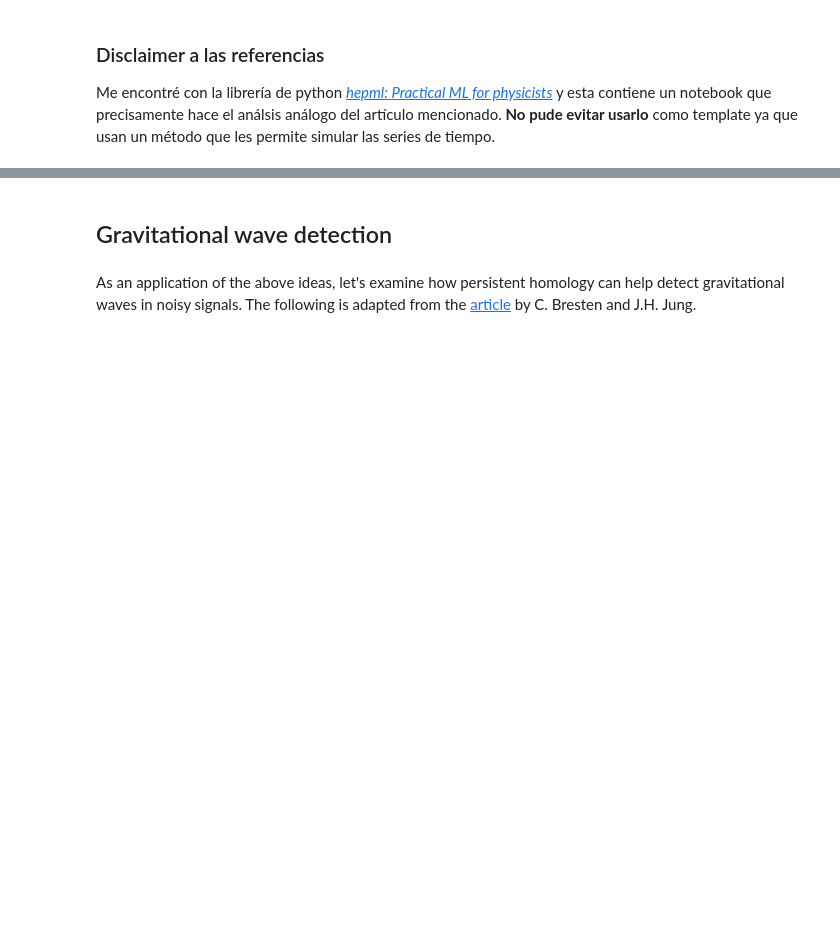
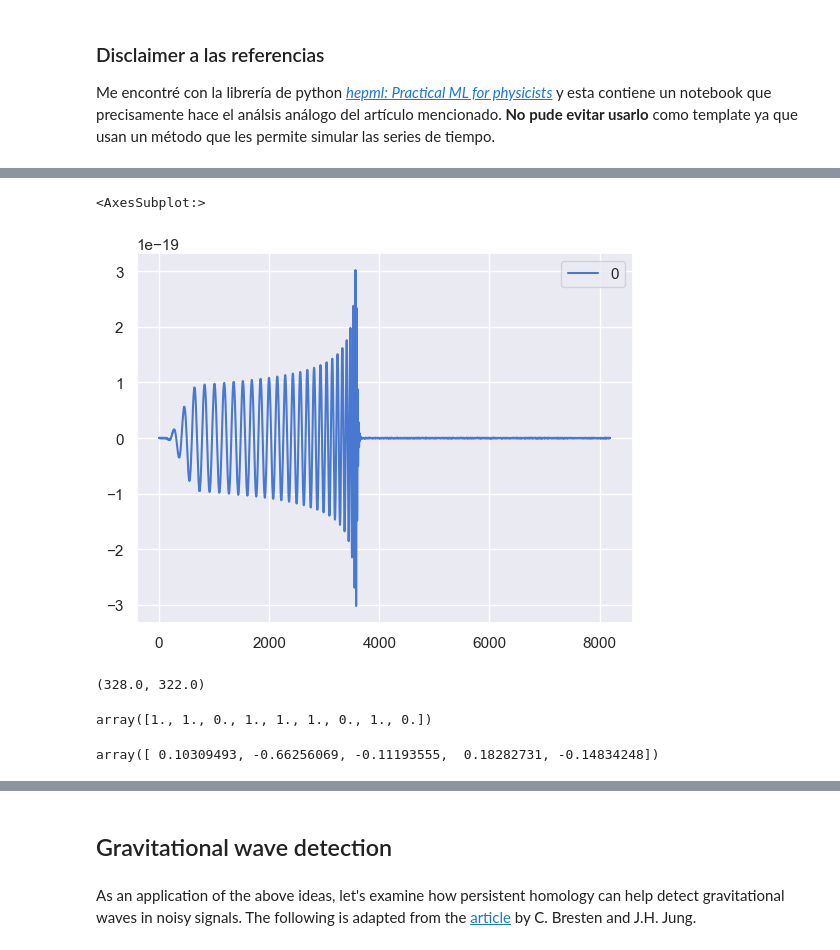
Before and after one commit to qSergio/unam_TDA, a Jupyter notebook: GW_detection/clean_GW_topology_of_time_series.ipynb, the cells around one changed output, grey strips where cells are left out. Saved outputs shown, nothing was run; the diff lists cells and outputs as text; code cells hidden in the pictures; blank space fills up the shorter version.

```diff
--- a/GW_detection/clean_GW_topology_of_time_series.ipynb
+++ b/GW_detection/clean_GW_topology_of_time_series.ipynb
@@ -158,0 +142,17 @@ We have gone from a one-dimensional series to a 3-dimensional one, so let's visu
+# %%
+pd.DataFrame(gw_signals[233]).plot()
+# %% [output]
+<AxesSubplot:>
+[figure, added]
+# %%
+labels.sum(), len(labels) - labels.sum()
+# %% [output]
+(328.0, 322.0)
+# %%
+labels[0:9]
+# %% [output]
+array([1., 1., 0., 1., 1., 1., 0., 1., 0.])
+# %%
+noisy_signals[333][0:5]*(1e18)
+# %% [output]
+array([ 0.10309493, -0.66256069, -0.11193555,  0.18282731, -0.14834248])
```
Also changed, not shown: parts of 193 cells of this notebook.
